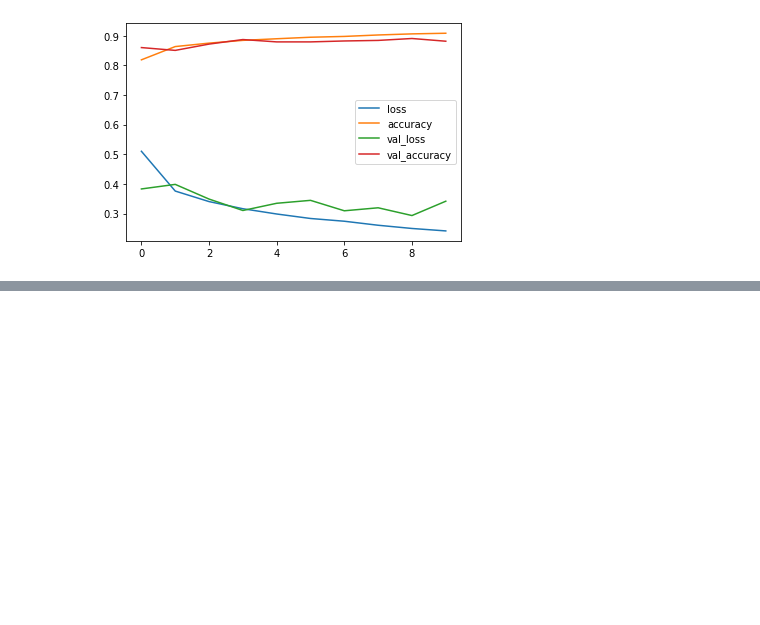
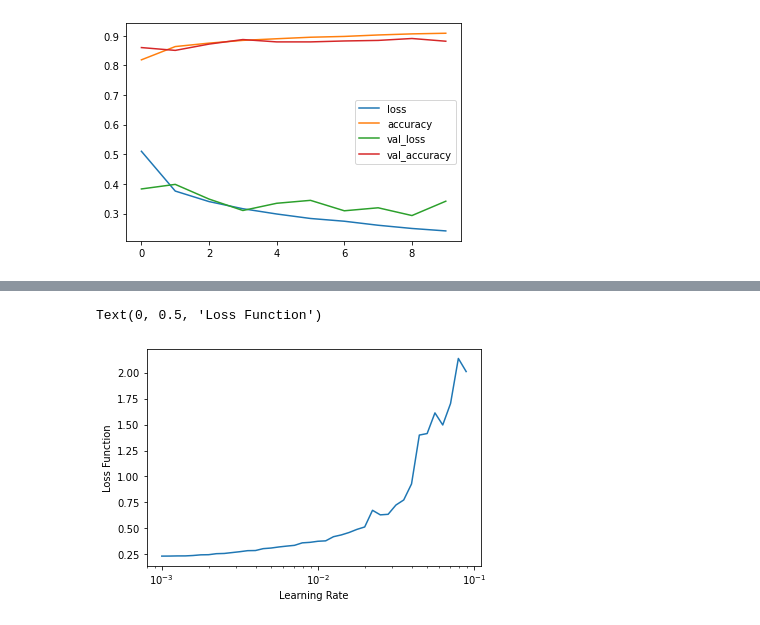
Before and after one commit to gabrieltorres519/Curso_ML_Python_Programador_IA, a Jupyter notebook: 8_Redes_Neuronales/2_NN_ClasificaciónMúltiple.ipynb, the cells around one changed output, grey strips where cells are left out. Saved outputs shown, nothing was run; the diff lists cells and outputs as text; code cells hidden in the pictures; blank space fills up the shorter version.

Commit message:
60) Redes Neuronales Clasificación: Configuración inicial y creación del callback para utilizar distintos learning rates para buscar el mejor y visualización gráfica del Learning Rate vs Loss Function

```diff
--- a/8_Redes_Neuronales/2_NN_ClasificaciónMúltiple.ipynb
+++ b/8_Redes_Neuronales/2_NN_ClasificaciónMúltiple.ipynb
@@ -214,0 +219,14 @@ pd.DataFrame(model_1_history.history).plot()
+# %%
+EPOCH = 40 # En cada época se está calculando el learnig rate, para encontrar el mejor en cada época será necesario enviar un learning rate
+# distinto para ver si mejora la función de pérdida y mejora el accuracy, en éste caso nos fijaremos en la función de pérdida.
+
+# Los entrenamientos con tensorflow permiten enviar o insertar un callback que yo podría hacer cusstomizaciones o insertar instrucciones de
+# de código en cada época.
+
+# Primero crearemos diferentes valores de learning rate y luego se creará un callback para insertar esos learnig rate en cada época.
+
+# Como tenemos cuarenta épocas, tomaremos 40 learning rates al azar
+#
+
+numeros_aleatorios = np.arange(EPOCH) / 20 # Dividimos para que no nos queden muchos números enteros (va del 1 al 40)
+numeros_aleatorios
@@ -214,0 +238,3 @@ pd.DataFrame(model_1_history.history).plot()
+# %%
+lrs = 1e-3*10**numeros_aleatorios # Fórmula para obtener 40 números pequeños aleatorios de learning rate
+lrs
@@ -214,0 +284,10 @@ pd.DataFrame(model_1_history.history).plot()
+# %%
+def scheduler(epoch, lr):
+    return lrs[epoch]
+
+lr_callback = tf.keras.callbacks.LearningRateScheduler(scheduler)
+
+model_2_history = model_1.fit(X_train, y_train,
+                              epochs=EPOCH,
+                              validation_data=(X_val, y_val),
+                              callbacks=[lr_callback]) # Ahora se agrega el envío de Callbacks
@@ -214,0 +312,11 @@ pd.DataFrame(model_1_history.history).plot()
+# %%
+# Cuando crece el learning rate, disminuye el accuracy y aumenta la función de pérdida
+
+# Para encontrar el mejor learning rate vamos a plotear cambiando la distribución del eje x a una escala logarítmica (algo pequeño),
+
+plt.semilogx(lrs, model_2_history.history['loss'])
+plt.xlabel('Learning Rate')
+plt.ylabel('Loss Function')
+# %% [output]
+Text(0, 0.5, 'Loss Function')
+[figure, added]
```
Also changed, not shown: parts of 7 cells of this notebook.
